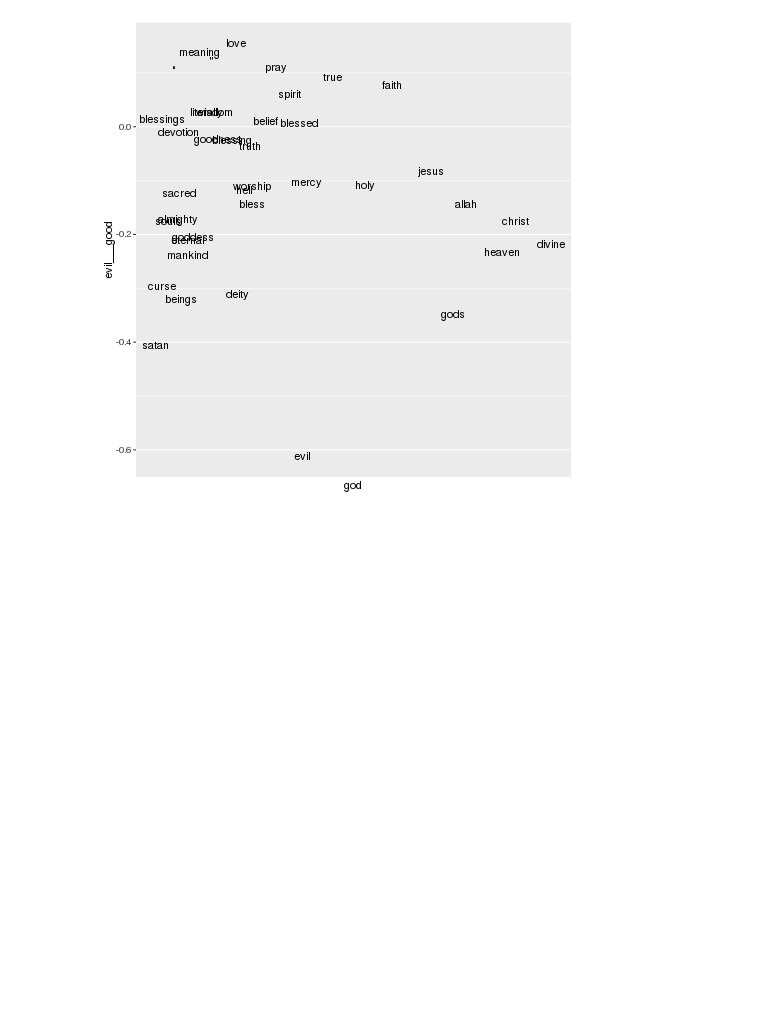
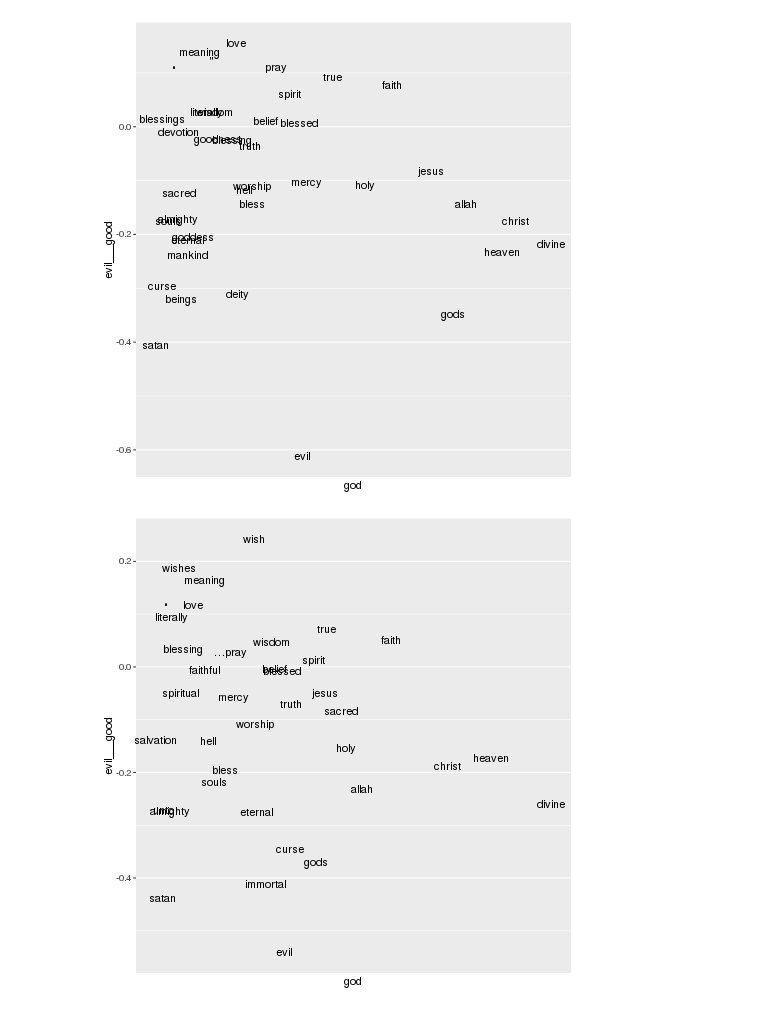
Before and after one commit to lamyiowce/word2viz, a Jupyter notebook: 5_poniedzialek.ipynb, the cells around one changed output. Cells and saved outputs as stored; diff of their text form; code cells hidden in the pictures; blank space fills up the shorter version.

```diff
--- a/5_poniedzialek.ipynb
+++ b/5_poniedzialek.ipynb
@@ -8,6 +8,8 @@ from sklearn.manifold import TSNE
 %load_ext rpy2.ipython
 # %%
 df = pd.read_table("./data/glove.6B.100d.txt", delimiter=" ", header=None, index_col=0, quoting=3)
+# %%
+df = pd.DataFrame(pd.read_csv("./data/minimal.50d.3f.csv")).set_index("0")
 # %%
 lens = (df**2).sum(axis=1).sort_values()
 dfn = df.div(np.sqrt(lens), axis='index')
@@ -24,3 +26,12 @@ ggplot(godplot, aes(god, evil___good, label=name)) +
   scale_x_log10()
 # %% [output]
 [figure]
+# %%
+%%R -i godplot
+library(ggplot2)
+
+ggplot(godplot, aes(god, evil___good, label=name)) +
+  geom_text() +
+  scale_x_log10()
+# %% [output]
+[figure, added]
```
Also changed, not shown: 4 other files.
